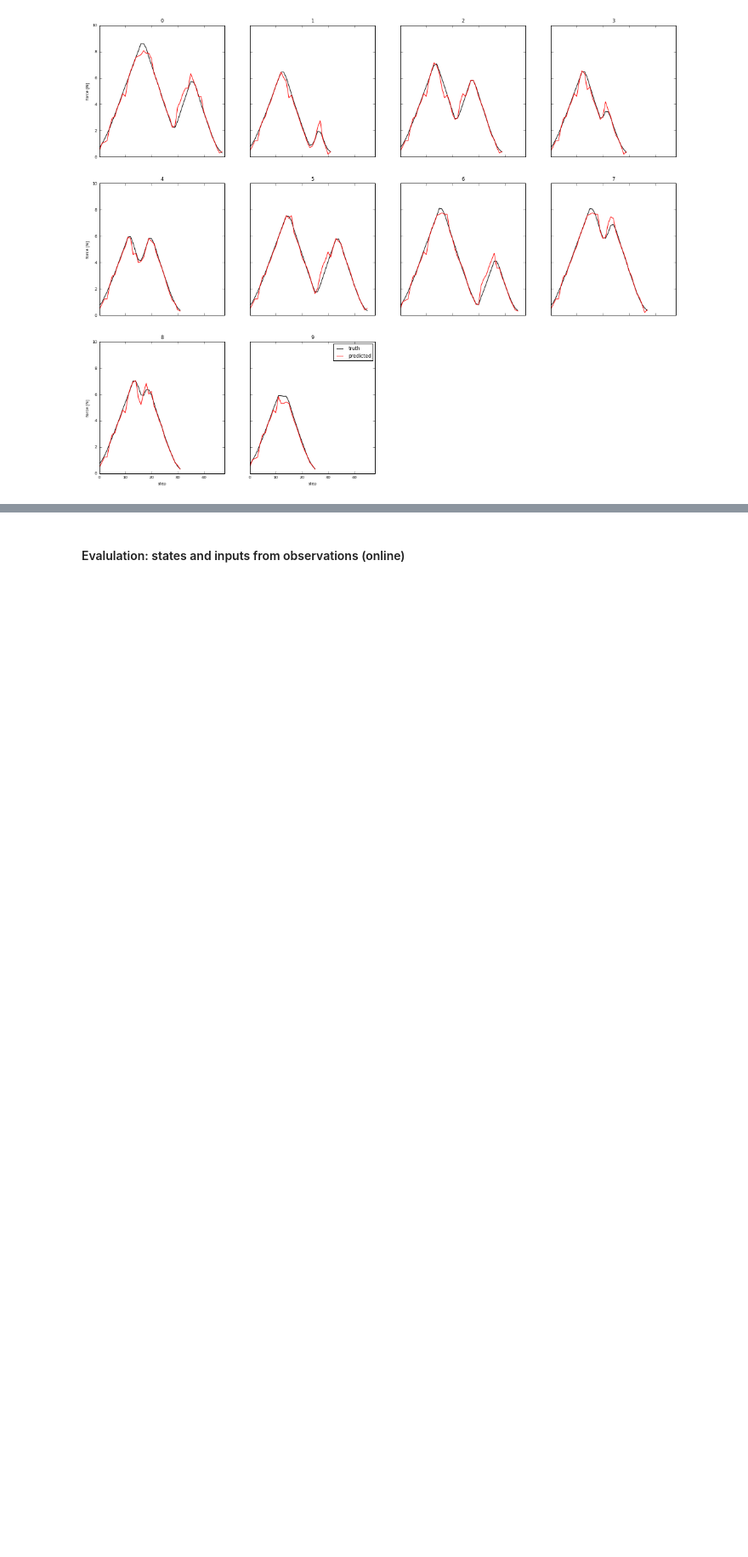
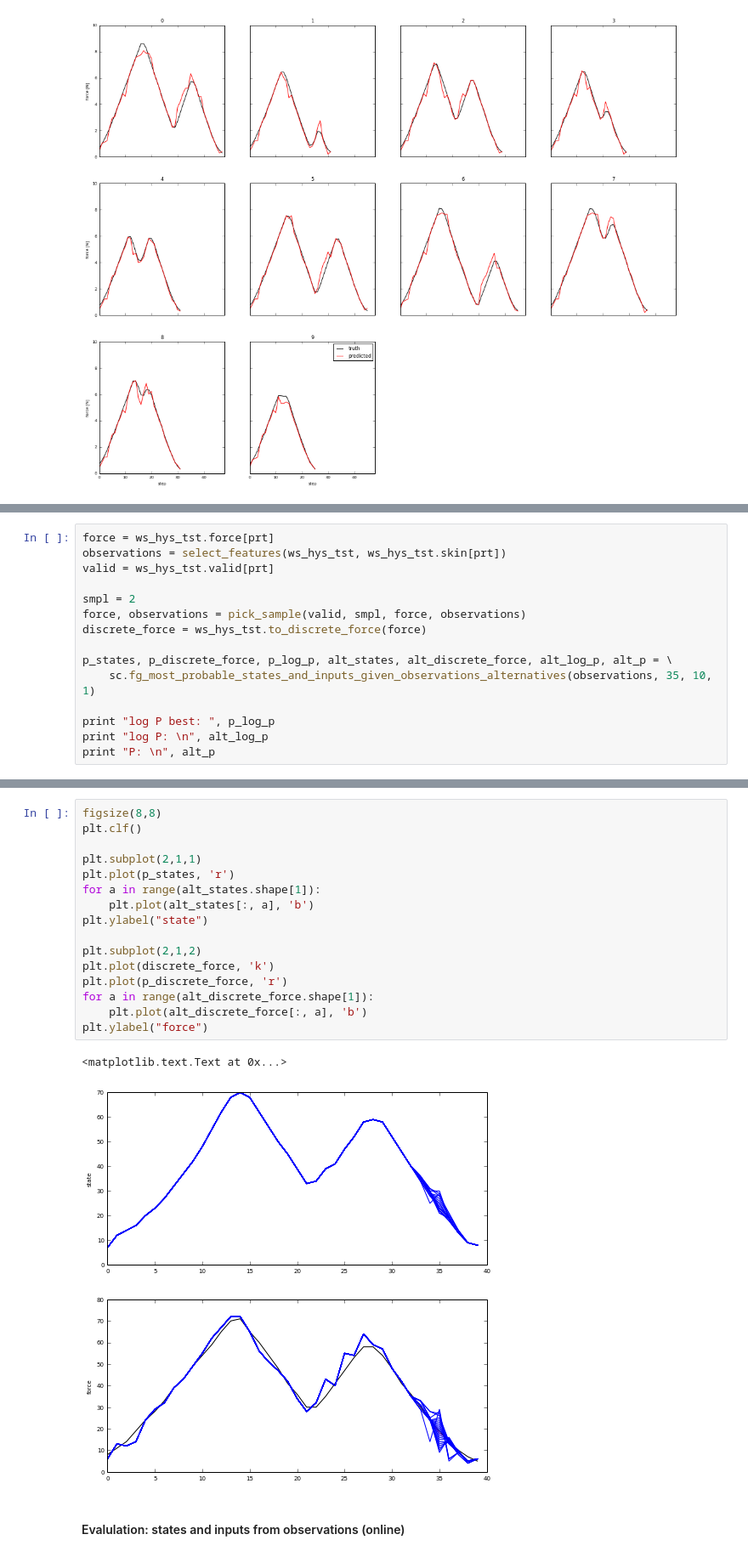
Before and after one commit to surban/ml, a Jupyter notebook: notebooks/Skin-ControlObservationChain-Factorgraph-Paper-Fast.ipynb, the cells around one changed output, grey strips where cells are left out. Shown at 85% size. Cells and saved outputs as stored; diff of their text form; blank space fills up the shorter version.

```diff
--- a/notebooks/Skin-ControlObservationChain-Factorgraph-Paper-Fast.ipynb
+++ b/notebooks/Skin-ControlObservationChain-Factorgraph-Paper-Fast.ipynb
@@ -379,0 +382,15 @@ RMSE:  0.215944829017
+# %%
+force = ws_hys_tst.force[prt]
+observations = select_features(ws_hys_tst, ws_hys_tst.skin[prt])
+valid = ws_hys_tst.valid[prt]
+
+smpl = 2
+force, observations = pick_sample(valid, smpl, force, observations)
+discrete_force = ws_hys_tst.to_discrete_force(force)
+
+p_states, p_discrete_force, p_log_p, alt_states, alt_discrete_force, alt_log_p, alt_p = \
+    sc.fg_most_probable_states_and_inputs_given_observations_alternatives(observations, 35, 10, 1)
+
+print "log P best: ", p_log_p
+print "log P: \n", alt_log_p
+print "P: \n", alt_p
@@ -380,3 +407,22 @@ RMSE:  0.215944829017
+# %%
+figsize(8,8)
+plt.clf()
+
+plt.subplot(2,1,1)
+plt.plot(p_states, 'r')
+for a in range(alt_states.shape[1]):
+    plt.plot(alt_states[:, a], 'b')
+plt.ylabel("state")
+
+plt.subplot(2,1,2)
+plt.plot(discrete_force, 'k')
+plt.plot(p_discrete_force, 'r')
+for a in range(alt_discrete_force.shape[1]):
+    plt.plot(alt_discrete_force[:, a], 'b')
+plt.ylabel("force")
+# %% [output]
+<matplotlib.text.Text at 0x...>
+[figure, added]
 # %% [markdown]
 #### Evalulation: states and inputs from observations (online)
 # %%
```
Also changed, not shown: parts of 2 cells of this notebook, 2 other files.
